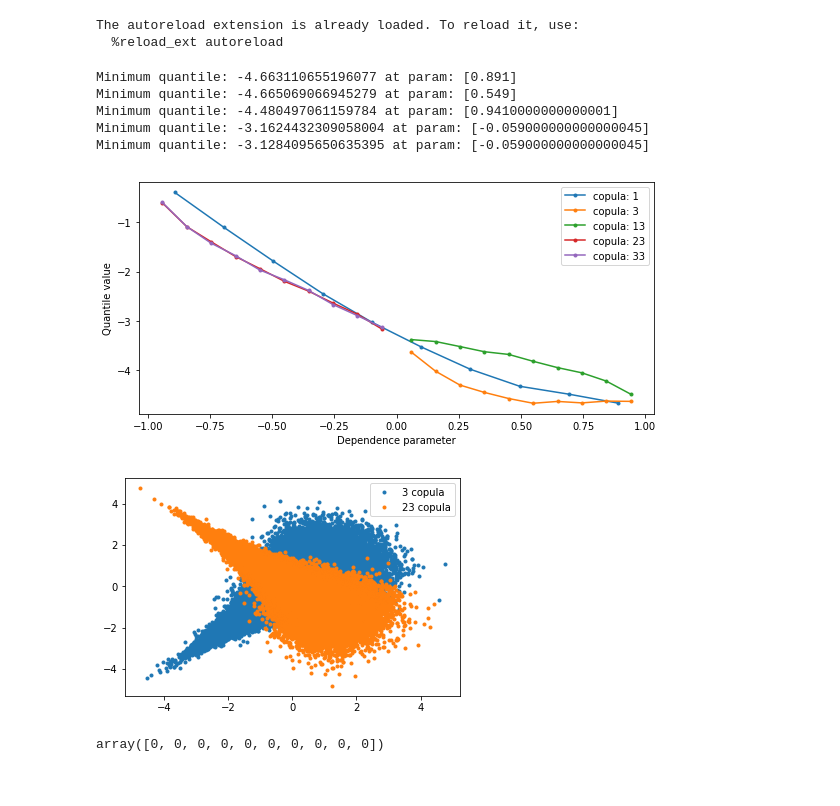
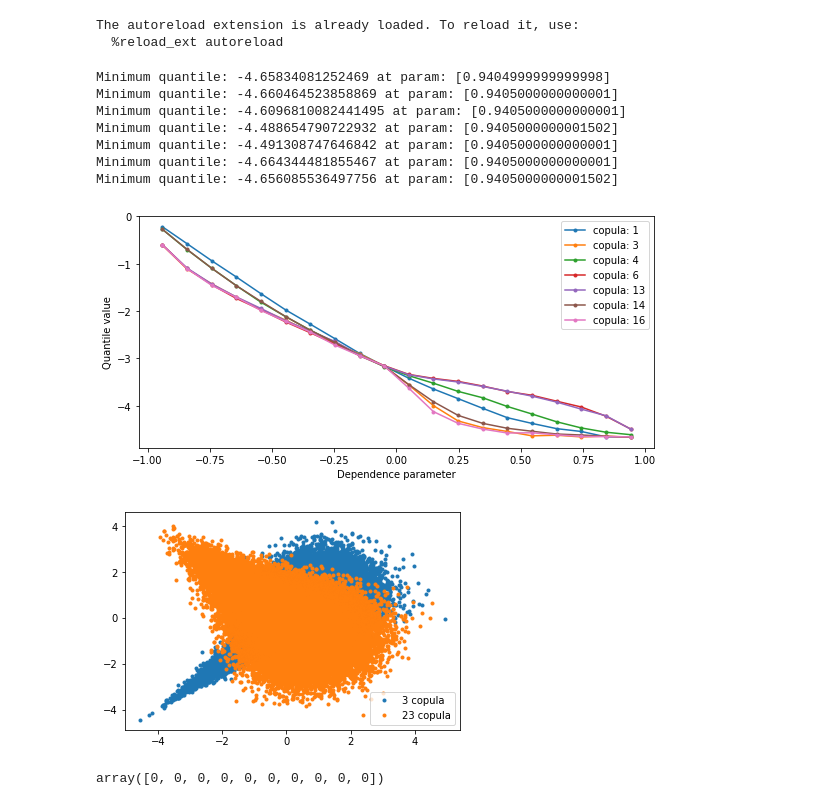
Before and after one commit to NazBen/dep-impact, a Jupyter notebook: notebooks/debug-different-copulas.ipynb, the cells around one changed output. Cells and saved outputs as stored; diff of their text form; code cells hidden in the pictures.

```diff
--- a/notebooks/debug-different-copulas.ipynb
+++ b/notebooks/debug-different-copulas.ipynb
@@ -16,44 +16,46 @@ The autoreload extension is already loaded. To reload it, use:
 dim = 2
 grid_type = 'lhs'
 dep_measure = 'kendall'
-K = 10
-n = 100000
+K = 20
+n = 200000
 alpha = 0.01
 
 margins = [ot.Normal()]*dim
 q_func = quantile_func(alpha)
 # %%
-cop_ids = [1, 3, 13, 23, 33]
+cop_ids = [1, 3, 4, 6, 13, 14, 16]
 fig, ax = plt.subplots(figsize=(8, 4))
 grid_results = {}
 for cop_id in cop_ids:
     families = np.zeros((dim, dim), dtype=int)
     families[1, 0] = cop_id
 
     quant_estimate = ConservativeEstimate(model_func=func_sum, margins=margins, families=families)
     grid_result = quant_estimate.gridsearch(n_dep_param=K, n_input_sample=n, grid_type=grid_type, dep_measure=dep_measure)
     grid_result.q_func = q_func
     min_result = grid_result.min_result
     print('Minimum quantile: {} at param: {}'.format(min_result.quantity, min_result.kendall_tau))
 
     kendalls = grid_result.kendalls
     sorted_items = np.argsort(kendalls.ravel())
     kendalls = kendalls[sorted_items]
     quantities = grid_result.quantities[sorted_items]
     ax.plot(kendalls, quantities, '.-', label='copula: %d' % (cop_id))
     grid_results[cop_id] = grid_result
 
 ax.set_xlabel('Dependence parameter')
 ax.set_ylabel('Quantile value')
 ax.legend(loc=0)
 fig.tight_layout()
 # %% [output]
-Minimum quantile: -4.663110655196077 at param: [0.891]
-Minimum quantile: -4.665069066945279 at param: [0.549]
-Minimum quantile: -4.480497061159784 at param: [0.9410000000000001]
-Minimum quantile: -3.1624432309058004 at param: [-0.059000000000000045]
-Minimum quantile: -3.1284095650635395 at param: [-0.059000000000000045]
+Minimum quantile: -4.65834081252469 at param: [0.9404999999999998]
+Minimum quantile: -4.660464523858869 at param: [0.9405000000000001]
+Minimum quantile: -4.6096810082441495 at param: [0.9405000000000001]
+Minimum quantile: -4.488654790722932 at param: [0.9405000000001502]
+Minimum quantile: -4.491308747646842 at param: [0.9405000000000001]
+Minimum quantile: -4.664344481855467 at param: [0.9405000000000001]
+Minimum quantile: -4.656085536497756 at param: [0.9405000000001502]
-[figure, old version]
+[figure, new version]
 # %%
 cop_id = 3
 for cop_id in [3, 23]:
@@ -61,7 +63,7 @@ for cop_id in [3, 23]:
     plt.plot(x[:, 0], x[:, 1], '.', label='%d copula' % (cop_id))
     plt.legend(loc=0)
 # %% [output]
-[figure, old version]
+[figure, new version]
 # %%
 dim = 4
 families = np.tril(np.ones((dim, dim), dtype=int), k=-1)
```
Also changed, not shown: 4 other files.
